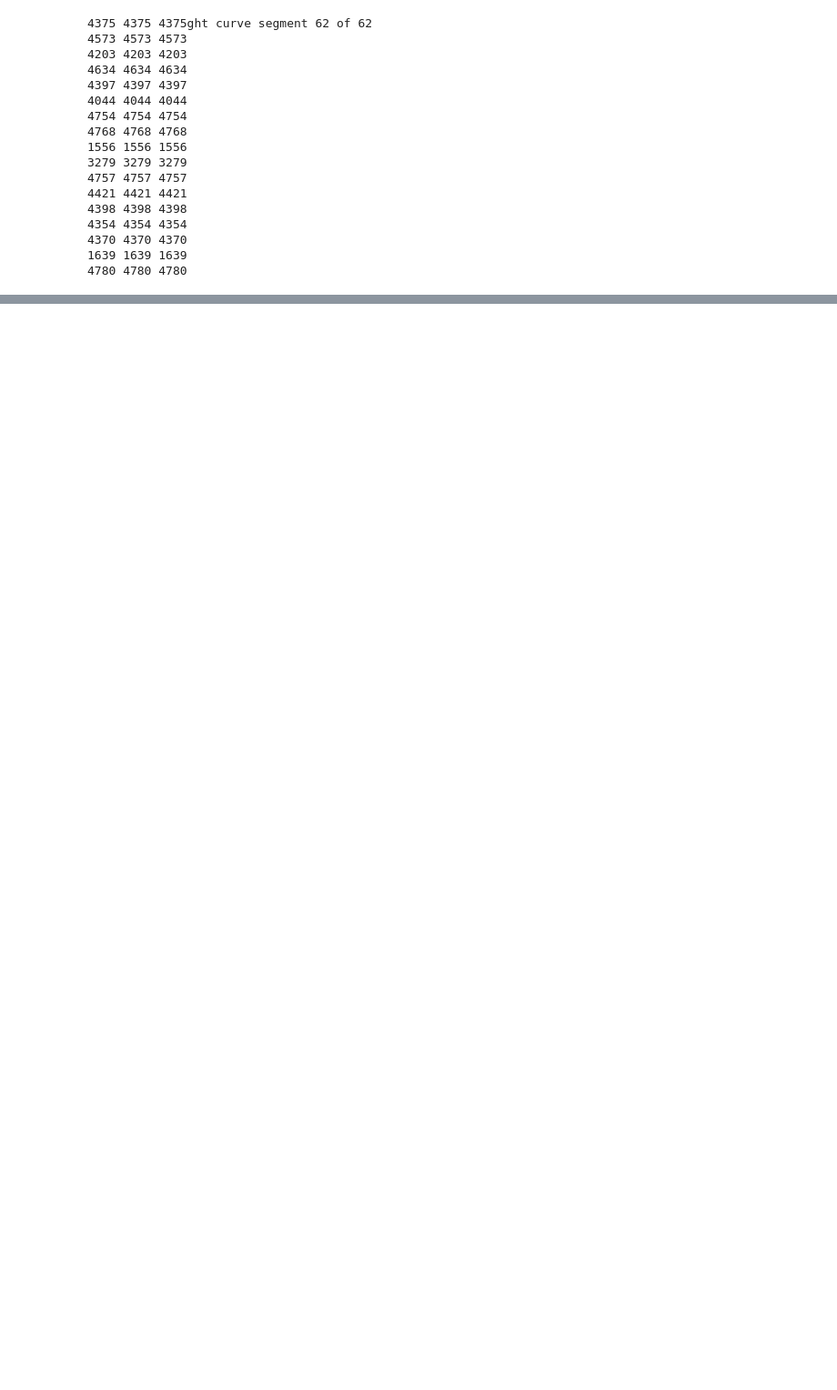
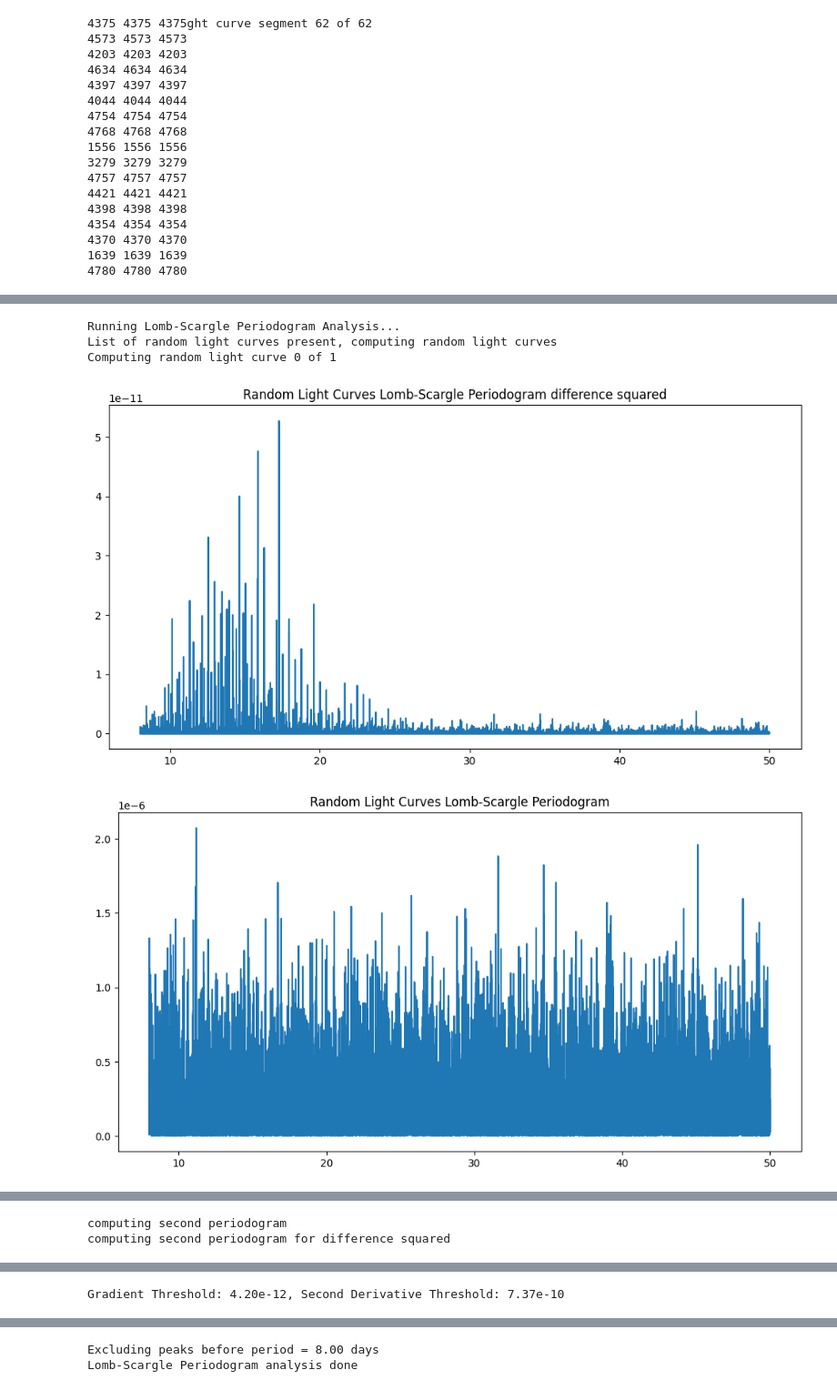
Before and after one commit to OliverMcEvoy/PlanetFinder, a Jupyter notebook: CourseworkBNotebook.ipynb, the cells around one changed output, grey strips where cells are left out. Shown at 91% size. Saved outputs shown, nothing was run; the diff lists cells and outputs as text; code cells hidden in the pictures; blank space fills up the shorter version.

```diff
--- a/CourseworkBNotebook.ipynb
+++ b/CourseworkBNotebook.ipynb
@@ -111,0 +109,8 @@ Lomb-Scargle Periodogram analysis done
+# %%
+peaks_of_lightcurve_different = courseworkb.run_lomb_scargle_analysis(kepler_dataframe,resolution=50000, period_range=period_range_regular, list_of_random_lightcurves=cursed_list, different=True)
+# %% [output]
+Running Lomb-Scargle Periodogram Analysis...
+List of random light curves present, computing random light curves
+Computing random light curve 0 of 1
+[figure, added]
+[figure, added]
@@ -111,0 +119,2 @@ Lomb-Scargle Periodogram analysis done
+computing second periodogram
+computing second periodogram for difference squared
@@ -111,0 +123 @@ Lomb-Scargle Periodogram analysis done
+Gradient Threshold: 4.20e-12, Second Derivative Threshold: 7.37e-10
@@ -111,0 +126,2 @@ Lomb-Scargle Periodogram analysis done
+Excluding peaks before period = 8.00 days
+Lomb-Scargle Periodogram analysis done
```
Also changed, not shown: parts of 12 cells of this notebook, 1 other file.
